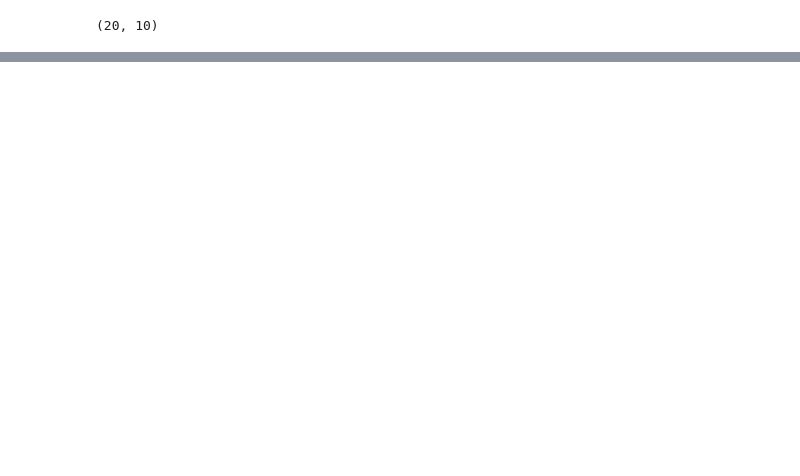
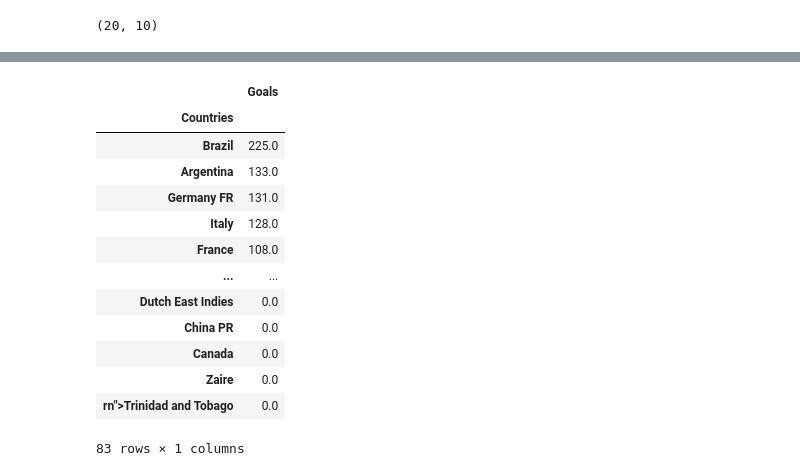
Before and after one commit to fmammo/FIFA-WORLD-CUP_Matche, a Jupyter notebook: notebooks/Exploratory notebook/FIFA_data_one.ipynb, the cells around one changed output, grey strips where cells are left out. Drawn from its saved outputs; the diff is of its cells as text; code cells hidden in the pictures; blank space fills up the shorter version.

```diff
--- a/notebooks/Exploratory notebook/FIFA_data_one.ipynb
+++ b/notebooks/Exploratory notebook/FIFA_data_one.ipynb
@@ -91,0 +228,10 @@ matches.tail(3)
+# %%
+# By using the above cleaned list of "Home Team Name" correct for all three of the datasets
+for index, wr in enumerate(wrong):
+    world_cups = world_cups.replace(wrong[index], correct[index])
+
+for index, wr in enumerate(wrong):
+    matches = matches.replace(wrong[index], correct[index])
+
+for index, wr in enumerate(wrong):
+    players = players.replace(wrong[index], correct[index])
@@ -91,0 +364,10 @@ matches.tail(3)
+# %%
+home = world_cups[['Home Team Name', 'Home Team Goals']].dropna()
+away = world_cups[['Away Team Name', 'Away Team Goals']].dropna()
+# %%
+home.columns = ['Countries', 'Goals']
+away.columns = home.columns
+# %%
+goals = home.append(away, ignore_index=True)
+goals = goals.groupby('Countries').sum()
+goals
@@ -91,0 +389,18 @@ matches.tail(3)
+# %%
+goals = goals.sort_values(by = 'Goals', ascending = False)
+goals
+# %% [output]
+|  | Goals |
+| Countries |  |
+| Brazil | 225.0 |
+| Argentina | 133.0 |
+| Germany FR | 131.0 |
+| Italy | 128.0 |
+| France | 108.0 |
+| ... | ... |
+| Dutch East Indies | 0.0 |
+| China PR | 0.0 |
+| Canada | 0.0 |
+| Zaire | 0.0 |
+| rn">Trinidad and Tobago | 0.0 |
+83 rows × 1 columns
```
Also changed, not shown: parts of 32 cells of this notebook.
